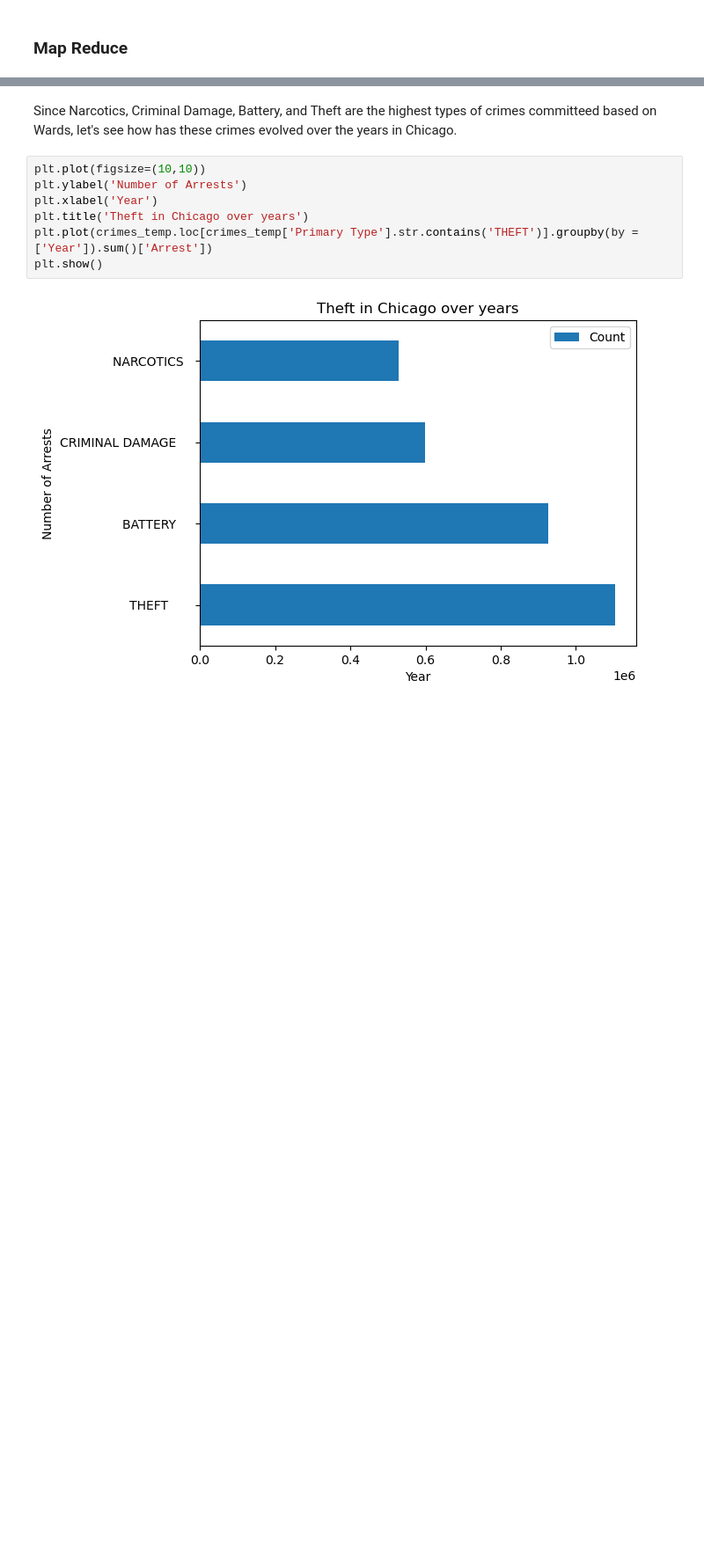
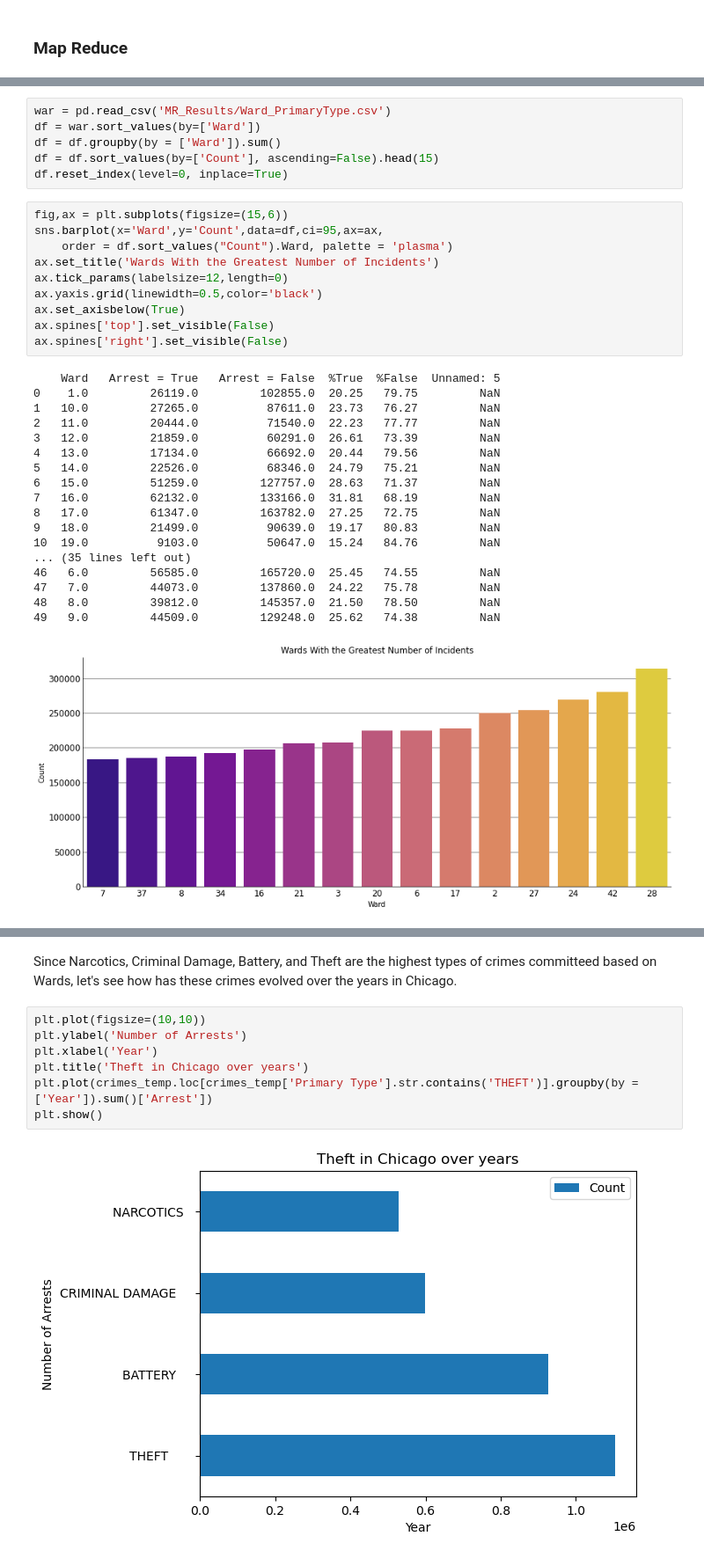
Before and after one commit to jimitbhalavat/CS435TermProject, a Jupyter notebook: TermProject.ipynb, the cells around one changed output, grey strips where cells are left out. Shown at 88% size. Drawn from its saved outputs; the diff is of its cells as text; blank space fills up the shorter version.

```diff
--- a/TermProject.ipynb
+++ b/TermProject.ipynb
@@ -105,0 +87,35 @@ ward_temp.groupby('Primary Type').sum().sort_values(by = ['Count'], ascending =
+# %%
+war = pd.read_csv('MR_Results/Ward_PrimaryType.csv')
+df = war.sort_values(by=['Ward'])
+df = df.groupby(by = ['Ward']).sum()
+df = df.sort_values(by=['Count'], ascending=False).head(15)
+df.reset_index(level=0, inplace=True)
+# %%
+fig,ax = plt.subplots(figsize=(15,6))
+sns.barplot(x='Ward',y='Count',data=df,ci=95,ax=ax,
+    order = df.sort_values("Count").Ward, palette = 'plasma')
+ax.set_title('Wards With the Greatest Number of Incidents')
+ax.tick_params(labelsize=12,length=0)
+ax.yaxis.grid(linewidth=0.5,color='black')
+ax.set_axisbelow(True)
+ax.spines['top'].set_visible(False)
+ax.spines['right'].set_visible(False)
+# %% [output]
+    Ward   Arrest = True   Arrest = False  %True  %False  Unnamed: 5
+0    1.0         26119.0         102855.0  20.25   79.75         NaN
+1   10.0         27265.0          87611.0  23.73   76.27         NaN
+2   11.0         20444.0          71540.0  22.23   77.77         NaN
+3   12.0         21859.0          60291.0  26.61   73.39         NaN
+4   13.0         17134.0          66692.0  20.44   79.56         NaN
+5   14.0         22526.0          68346.0  24.79   75.21         NaN
+6   15.0         51259.0         127757.0  28.63   71.37         NaN
+7   16.0         62132.0         133166.0  31.81   68.19         NaN
+8   17.0         61347.0         163782.0  27.25   72.75         NaN
+9   18.0         21499.0          90639.0  19.17   80.83         NaN
+10  19.0          9103.0          50647.0  15.24   84.76         NaN
+... (35 lines left out)
+46   6.0         56585.0         165720.0  25.45   74.55         NaN
+47   7.0         44073.0         137860.0  24.22   75.78         NaN
+48   8.0         39812.0         145357.0  21.50   78.50         NaN
+49   9.0         44509.0         129248.0  25.62   74.38         NaN
+[figure, added]
```
Also changed, not shown: parts of 9 cells of this notebook.
